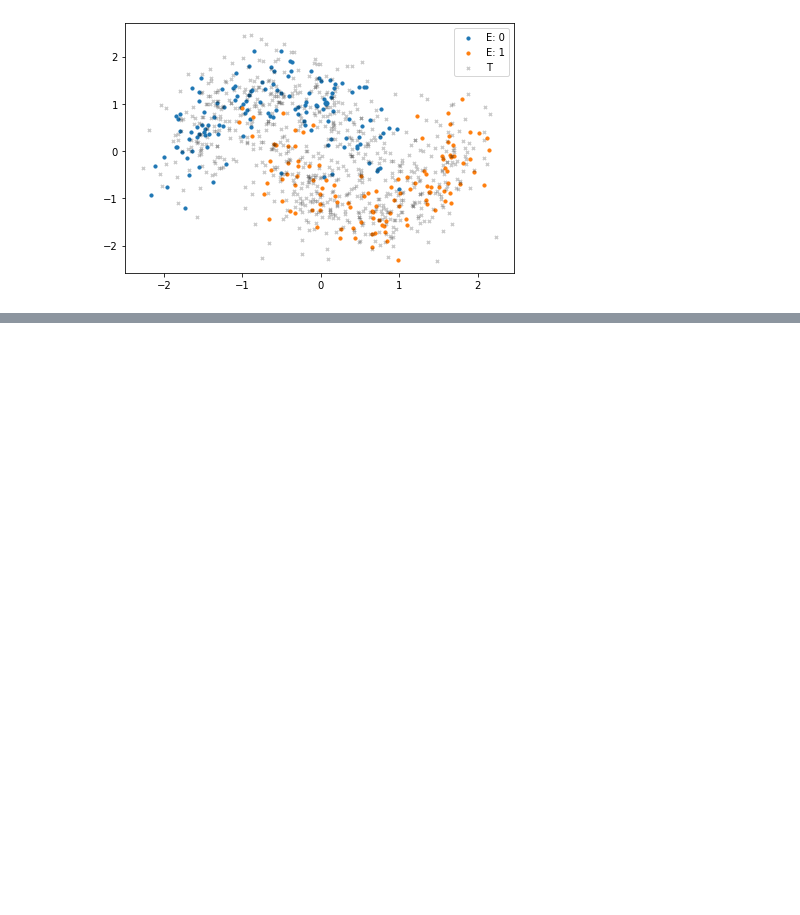
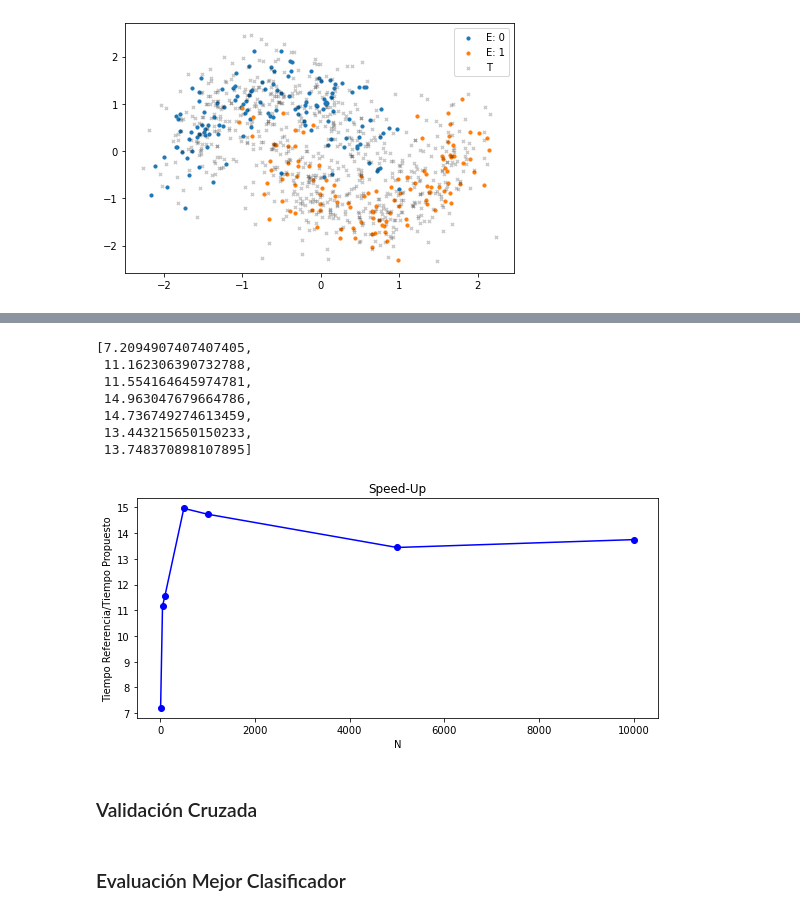
Before and after one commit to Valrojo/info147u3, a Jupyter notebook: info147_tarea3.ipynb, the cells around one changed output, grey strips where cells are left out. Saved outputs shown, nothing was run; the diff lists cells and outputs as text; code cells hidden in the pictures; blank space fills up the shorter version.

```diff
--- a/info147_tarea3.ipynb
+++ b/info147_tarea3.ipynb
@@ -252,0 +204,25 @@ ax.legend();
+# %%
+import time
+N=[10,50,100,500,1000,5000,10000]
+S=[]
+
+for n in N:
+    print(n)
+    E, T = create_data(n)
+    x, y = E
+    z, w = T
+    k = 5 if y.size>5 else 2 ##si se deja 5 por defecto KNN_new da error en Y[neighbours[i][a]] cuando N=10
+    #print(x.shape, y.shape, z.shape)
+
+    start1 = time.time()
+    KNN(x, y, z)
+    end1 = time.time()
+
+    start2 = time.time()
+    KNN_new(x, y, z, k)
+    end2 = time.time()
+
+    tRef = end1-start1
+    tProp = end2-start2
+
+    S.append(tRef/tProp)
@@ -252,0 +237,19 @@ ax.legend();
+# %%
+fig, ax = plt.subplots(figsize=(8, 4), tight_layout=True)
+ax.plot(N, S, 'bo', linestyle='-')
+ax.set(xlabel = 'N', ylabel='Tiempo Referencia/Tiempo Propuesto', title='Speed-Up')
+#ax.set_aspect(1000)
+S
+# %% [output]
+[7.2094907407407405,
+ 11.162306390732788,
+ 11.554164645974781,
+ 14.963047679664786,
+ 14.736749274613459,
+ 13.443215650150233,
+ 13.748370898107895]
+[figure, added]
+# %% [markdown]
+### Validación Cruzada
+# %% [markdown]
+### Evaluación Mejor Clasificador
```
Also changed, not shown: parts of 19 cells of this notebook, 1 other file.
